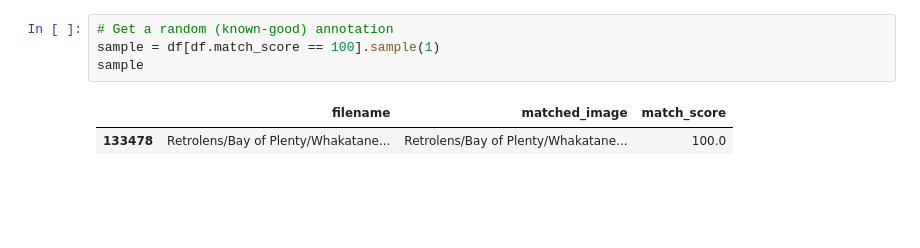
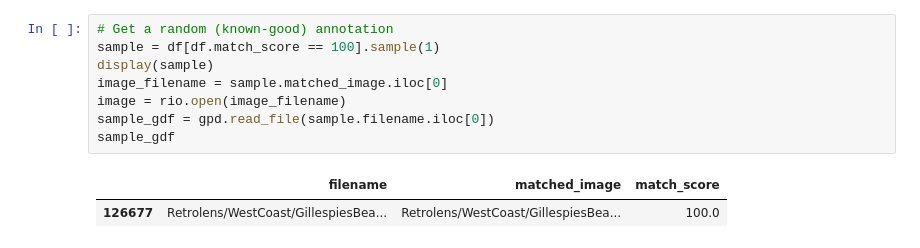
Before and after one commit to UoA-eResearch/retrolens, a Jupyter notebook: EDA.ipynb, the cells around one changed output. Saved outputs shown, nothing was run; the diff lists cells and outputs as text; blank space fills up the shorter version.

```diff
--- a/EDA.ipynb
+++ b/EDA.ipynb
@@ -119,7 +118,11 @@ gdf
 # %%
 # Get a random (known-good) annotation
 sample = df[df.match_score == 100].sample(1)
-sample
+display(sample)
+image_filename = sample.matched_image.iloc[0]
+image = rio.open(image_filename)
+sample_gdf = gpd.read_file(sample.filename.iloc[0])
+sample_gdf
 # %% [output]
 |  | filename | matched_image | match_score |
-| 133478 | Retrolens/Bay of Plenty/Whakatane... | Retrolens/Bay of Plenty/Whakatane... | 100.0 |
+| 126677 | Retrolens/WestCoast/GillespiesBea... | Retrolens/WestCoast/GillespiesBea... | 100.0 |
```
Also changed, not shown: parts of 22 cells of this notebook.
